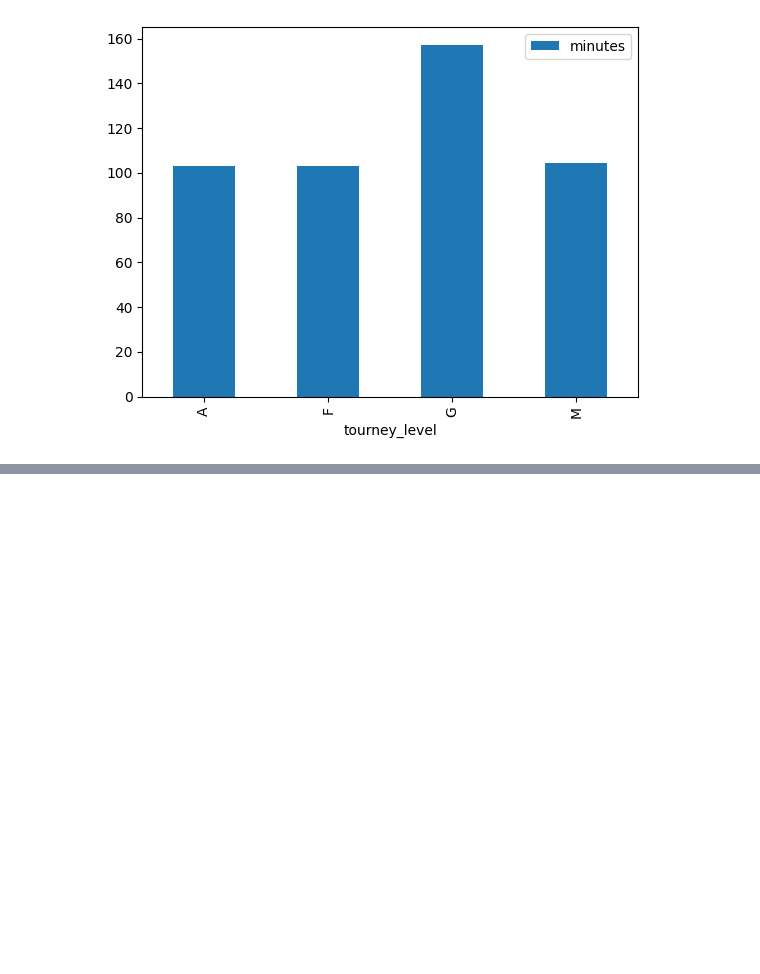
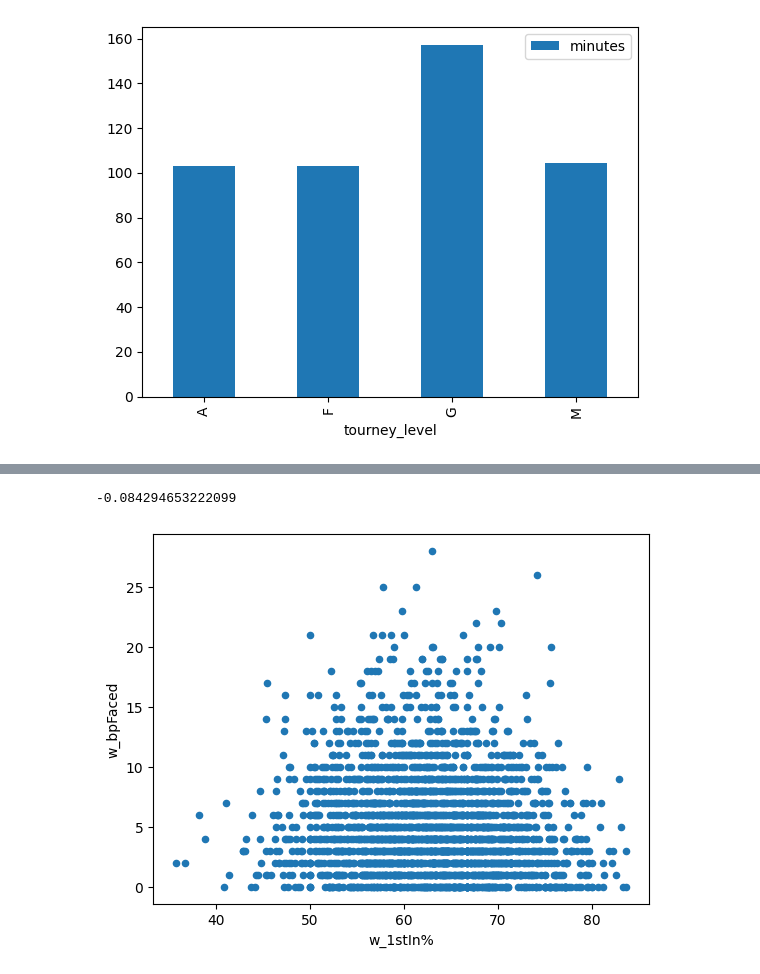
Before and after one commit to sebjshaw/Passion_Projects, a Jupyter notebook: atp_historical/2021_analysis.ipynb, the cells around one changed output, grey strips where cells are left out. Cells and saved outputs as stored; diff of their text form; code cells hidden in the pictures; blank space fills up the shorter version.

```diff
--- a/atp_historical/2021_analysis.ipynb
+++ b/atp_historical/2021_analysis.ipynb
@@ -213,0 +272,9 @@ average_time_per_match.plot.bar('tourney_level', 'minutes')
+# %%
+df = df_no_D
+# removing the davis cup from the regular dataframe as only looking at the atp tour + grand slams
+# %%
+df['w_1stIn%'] = (df['w_1stIn']/df['w_svpt'])*100
+df['l_1stIn%'] = (df['l_1stIn']/df['l_svpt'])*100
+df['w_1stWin%'] = (df['w_1stWon']/df['w_1stIn'])*100
+df['l_1stWin%'] = (df['l_1stWon']/df['l_1stIn'])*100
+df = df[df['l_1stWin%'] > 0]
@@ -213,0 +302,7 @@ average_time_per_match.plot.bar('tourney_level', 'minutes')
+# %%
+df.plot.scatter('w_1stIn%', 'w_bpFaced')
+df['w_1stIn%'].corr(df['w_bpFaced'])
+# No correlation shown between 1st serve percentage and break points faced
+# %% [output]
+-0.084294653222099
+[figure, added]
```
Also changed, not shown: parts of 18 cells of this notebook.
